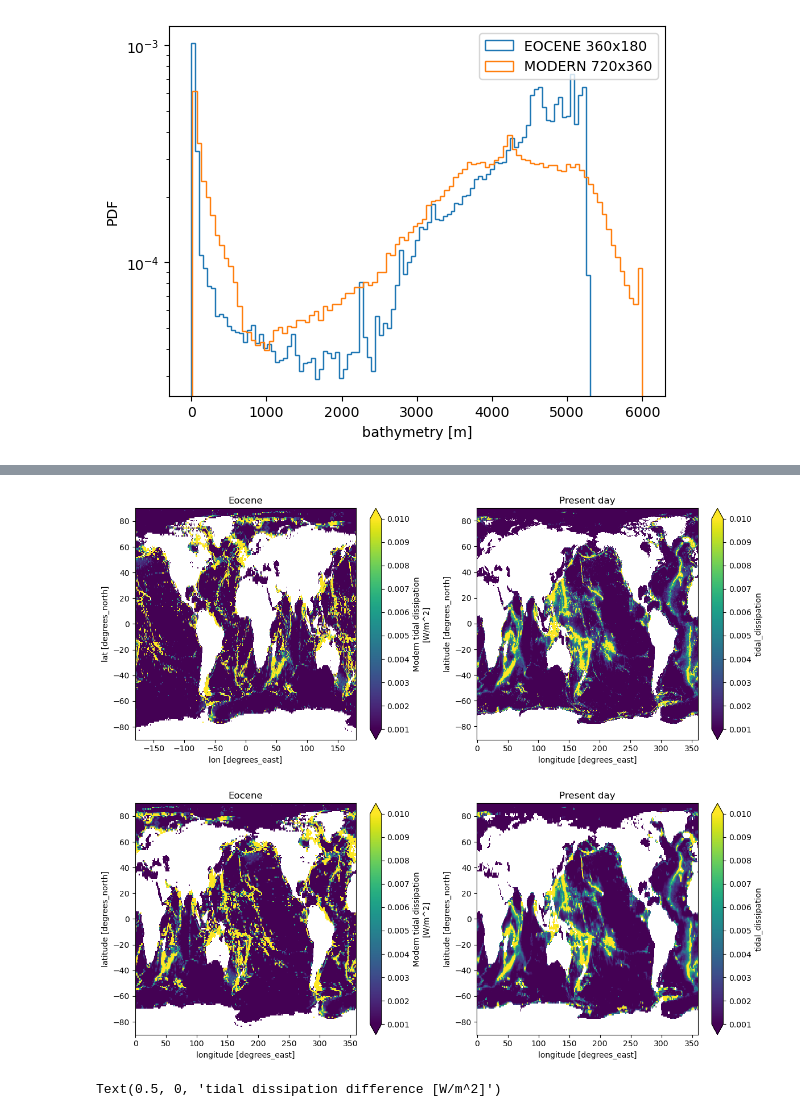
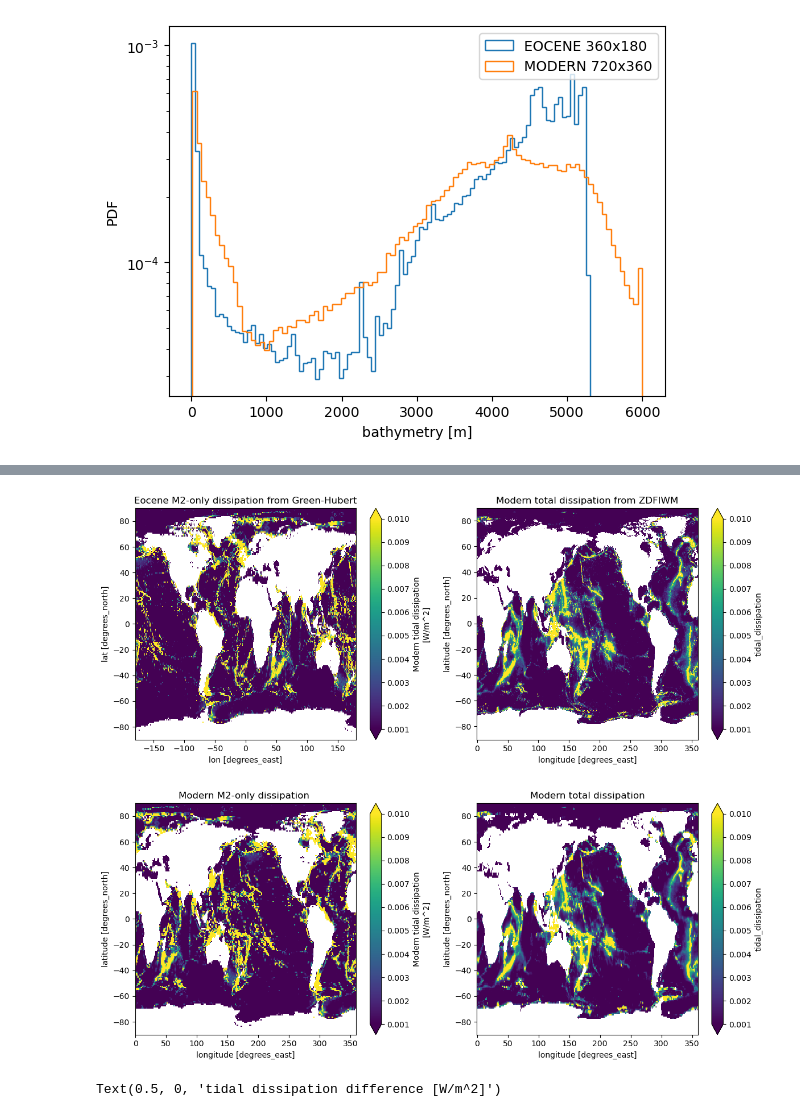
Before and after one commit to asozza/ecearth-quests, a Jupyter notebook: epochal/analysis/iwm-analysis.ipynb, the cells around one changed output, grey strips where cells are left out. Drawn from its saved outputs; the diff is of its cells as text; code cells hidden in the pictures.

```diff
--- a/epochal/analysis/iwm-analysis.ipynb
+++ b/epochal/analysis/iwm-analysis.ipynb
@@ -83,12 +36,12 @@ Text(0.5, 0, 'ratio')
 # %%
 fig, axes = plt.subplots(1, 2, figsize=(12, 5))
 iwm_eocene['mod_tidal_dissipation'].plot(ax=axes[0], vmin=0.001, vmax=0.01)
-axes[0].set_title("Eocene")
+axes[0].set_title("Eocene M2-only dissipation from Green-Huber")
 iwm_modern['tidal_dissipation'].plot(ax=axes[1], vmin=0.001, vmax=0.01)
-axes[1].set_title("Present day")
+axes[1].set_title("Modern total dissipation from ZDFIWM")
 plt.tight_layout()
 # %% [output]
-[figure, old version]
+[figure, new version]
 # %%
 iwm_eocene_remap = xr.open_dataset("/perm/itas/data/nemo/iwm/eocene_tidal_dissipation_r360x180.nc")
 iwm_modern_remap = xr.open_dataset("/perm/itas/data/nemo/iwm/zdfiwm_forcing_r360x180.nc")
@@ -102,12 +55,12 @@ iwm_modern_remap['tidal_dissipation'] = (
 # %%
 fig, axes = plt.subplots(1, 2, figsize=(12, 5))
 iwm_eocene_remap['mod_tidal_dissipation'].plot(ax=axes[0], vmin=0.001, vmax=0.01)
-axes[0].set_title("Eocene")
+axes[0].set_title("Modern M2-only dissipation ")
 iwm_modern_remap['tidal_dissipation'].plot(ax=axes[1], vmin=0.001, vmax=0.01)
-axes[1].set_title("Present day")
+axes[1].set_title("Modern total dissipation")
 plt.tight_layout()
 # %% [output]
-[figure, old version]
+[figure, new version]
 # %%
 diff = (iwm_eocene_remap['mod_tidal_dissipation'] - iwm_modern_remap['tidal_dissipation'])
 plt.hist(diff.values.flatten(), density=True, bins=100, histtype="step", label='DIFF')
```
Also changed, not shown: parts of 17 cells of this notebook.
